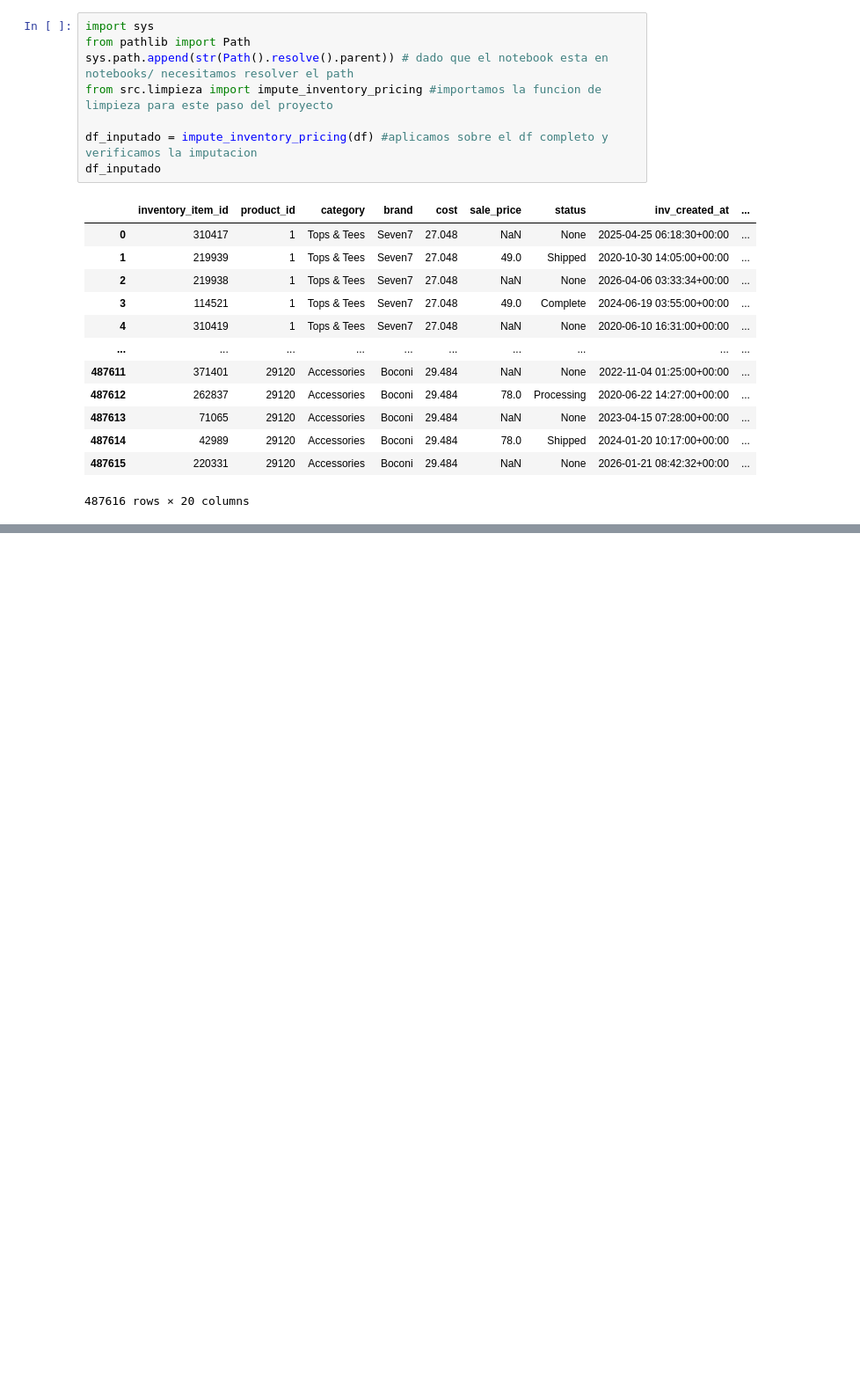
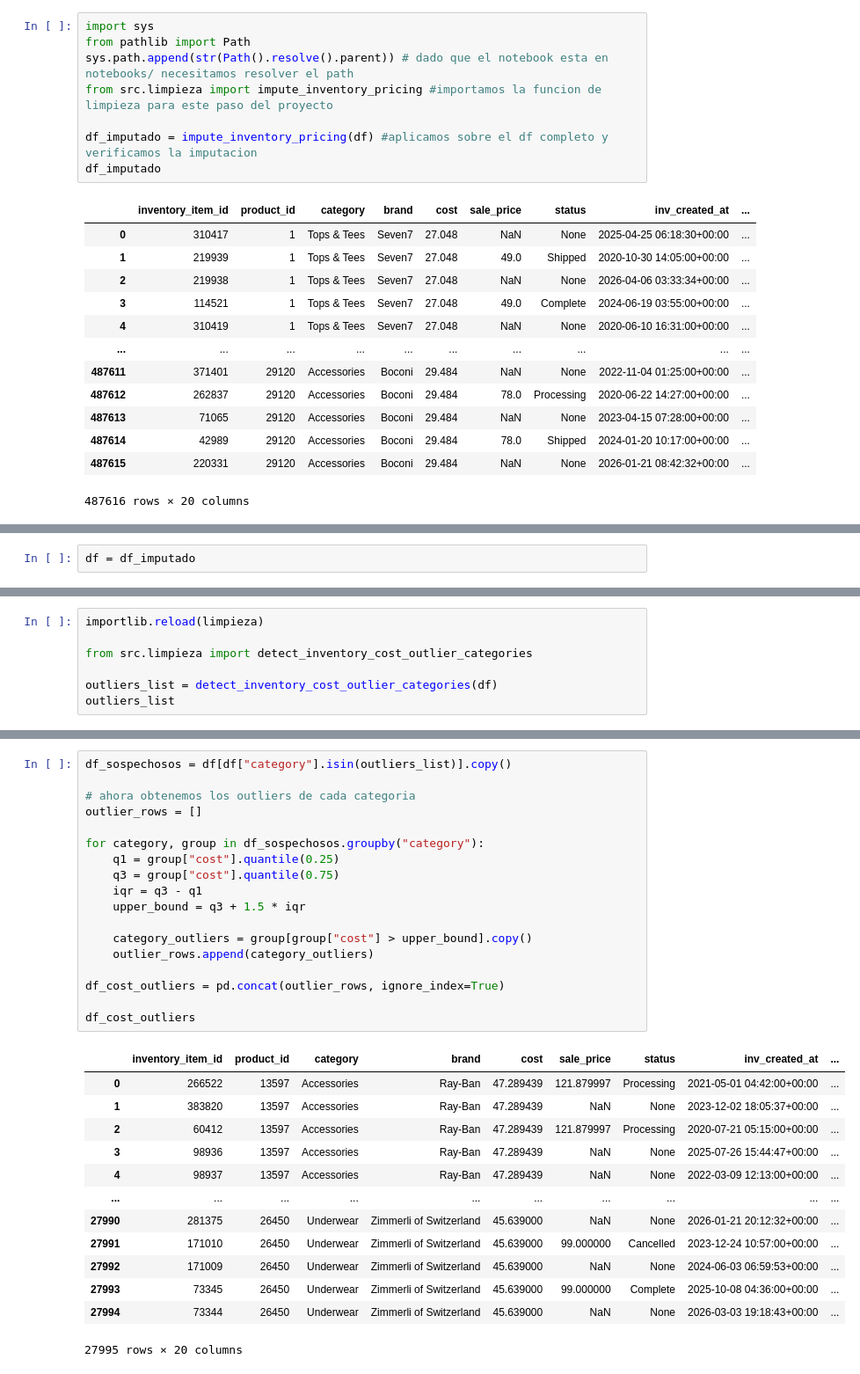
Before and after one commit to JECT-02/PORTAFOLIO_ANALISIS_DATOS, a Jupyter notebook: OPTIMIZACION-INVENTARIO/notebooks/02_limpieza.ipynb, the cells around one changed output, grey strips where cells are left out. Shown at 88% size. Drawn from its saved outputs; the diff is of its cells as text; blank space fills up the shorter version.

Commit message:
avance de limpieza, falta revision de outliers

```diff
--- a/OPTIMIZACION-INVENTARIO/notebooks/02_limpieza.ipynb
+++ b/OPTIMIZACION-INVENTARIO/notebooks/02_limpieza.ipynb
@@ -79,8 +79,8 @@ from pathlib import Path
 sys.path.append(str(Path().resolve().parent)) # dado que el notebook esta en notebooks/ necesitamos resolver el path
 from src.limpieza import impute_inventory_pricing #importamos la funcion de limpieza para este paso del proyecto
 
-df_inputado = impute_inventory_pricing(df) #aplicamos sobre el df completo y verificamos la imputacion
-df_inputado
+df_imputado = impute_inventory_pricing(df) #aplicamos sobre el df completo y verificamos la imputacion
+df_imputado
 # %% [output]
 |  | inventory_item_id | product_id | category | brand | cost | sale_price | status | inv_created_at | ... |
 | 0 | 310417 | 1 | Tops & Tees | Seven7 | 27.048 | NaN | None | 2025-04-25 06:18:30+00:00 | ... |
@@ -97,0 +102,2 @@ df_inputado
+# %%
+df = df_imputado
@@ -97,0 +133,7 @@ df_inputado
+# %%
+importlib.reload(limpieza)
+
+from src.limpieza import detect_inventory_cost_outlier_categories
+
+outliers_list = detect_inventory_cost_outlier_categories(df)
+outliers_list
@@ -97,0 +161,32 @@ df_inputado
+# %%
+df_sospechosos = df[df["category"].isin(outliers_list)].copy()
+
+# ahora obtenemos los outliers de cada categoria
+outlier_rows = []
+
+for category, group in df_sospechosos.groupby("category"):
+    q1 = group["cost"].quantile(0.25)
+    q3 = group["cost"].quantile(0.75)
+    iqr = q3 - q1
+    upper_bound = q3 + 1.5 * iqr
+
+    category_outliers = group[group["cost"] > upper_bound].copy()
+    outlier_rows.append(category_outliers)
+
+df_cost_outliers = pd.concat(outlier_rows, ignore_index=True)
+
+df_cost_outliers
+# %% [output]
+|  | inventory_item_id | product_id | category | brand | cost | sale_price | status | inv_created_at | ... |
+| 0 | 266522 | 13597 | Accessories | Ray-Ban | 47.289439 | 121.879997 | Processing | 2021-05-01 04:42:00+00:00 | ... |
+| 1 | 383820 | 13597 | Accessories | Ray-Ban | 47.289439 | NaN | None | 2023-12-02 18:05:37+00:00 | ... |
+| 2 | 60412 | 13597 | Accessories | Ray-Ban | 47.289439 | 121.879997 | Processing | 2020-07-21 05:15:00+00:00 | ... |
+| 3 | 98936 | 13597 | Accessories | Ray-Ban | 47.289439 | NaN | None | 2025-07-26 15:44:47+00:00 | ... |
+| 4 | 98937 | 13597 | Accessories | Ray-Ban | 47.289439 | NaN | None | 2022-03-09 12:13:00+00:00 | ... |
+| ... | ... | ... | ... | ... | ... | ... | ... | ... | ... |
+| 27990 | 281375 | 26450 | Underwear | Zimmerli of Switzerland | 45.639000 | NaN | None | 2026-01-21 20:12:32+00:00 | ... |
+| 27991 | 171010 | 26450 | Underwear | Zimmerli of Switzerland | 45.639000 | 99.000000 | Cancelled | 2023-12-24 10:57:00+00:00 | ... |
+| 27992 | 171009 | 26450 | Underwear | Zimmerli of Switzerland | 45.639000 | NaN | None | 2024-06-03 06:59:53+00:00 | ... |
+| 27993 | 73345 | 26450 | Underwear | Zimmerli of Switzerland | 45.639000 | 99.000000 | Complete | 2025-10-08 04:36:00+00:00 | ... |
+| 27994 | 73344 | 26450 | Underwear | Zimmerli of Switzerland | 45.639000 | NaN | None | 2026-03-03 19:18:43+00:00 | ... |
+27995 rows × 20 columns
```
Also changed, not shown: parts of 8 cells of this notebook, 1 other file.
